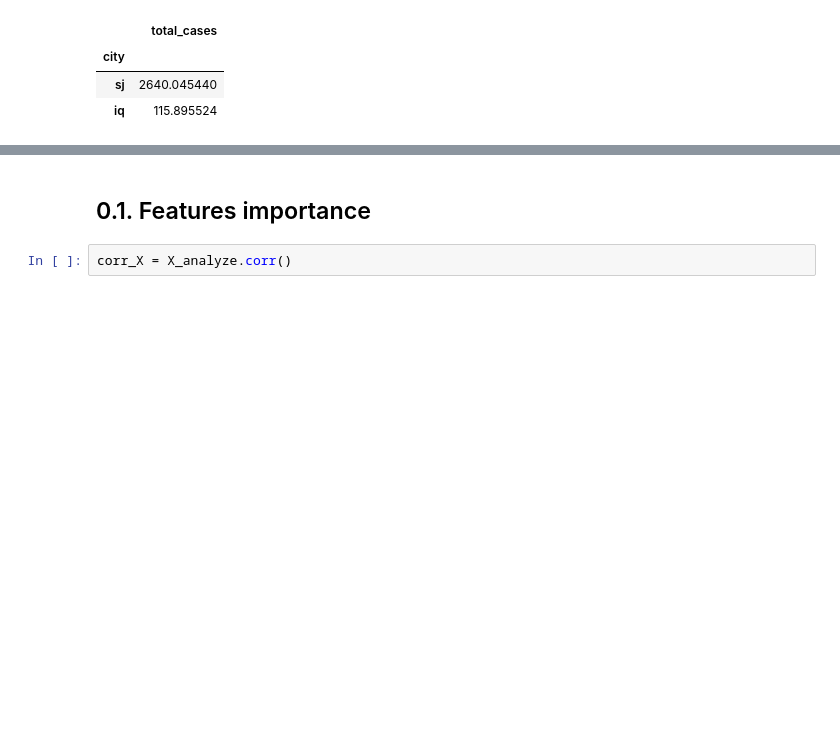
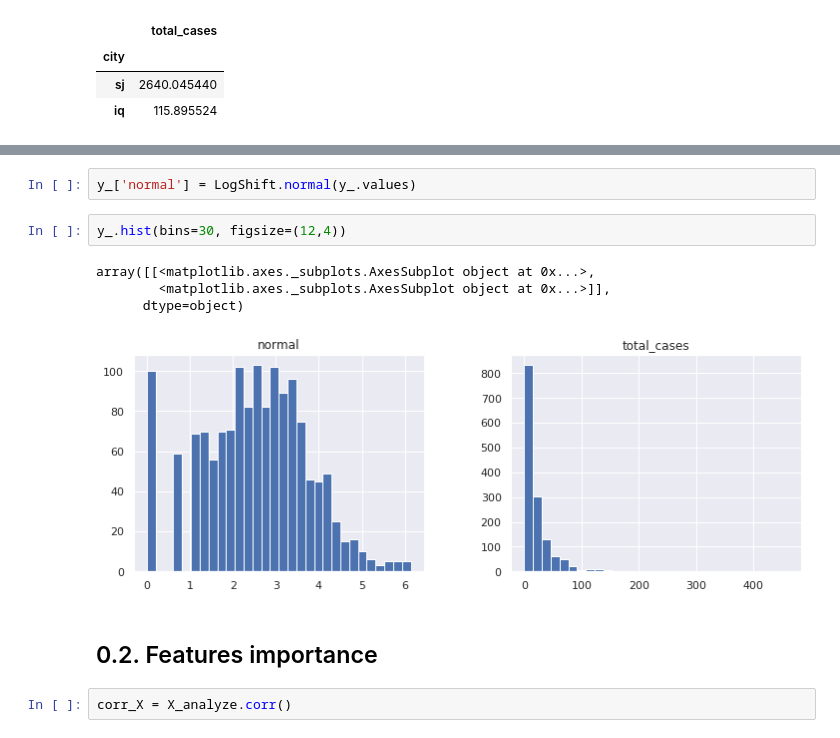
Before and after one commit to GummyBearStudioTeam/ESI_MLTechniques, a Jupyter notebook: Milestone2_Supervised.ipynb, the cells around one changed output, grey strips where cells are left out. Cells and saved outputs as stored; diff of their text form; blank space fills up the shorter version.

```diff
--- a/Milestone2_Supervised.ipynb
+++ b/Milestone2_Supervised.ipynb
@@ -194,5 +211,14 @@ y_.var(level=0)
+# %%
+y_['normal'] = LogShift.normal(y_.values)
+# %%
+y_.hist(bins=30, figsize=(12,4))
+# %% [output]
+array([[<matplotlib.axes._subplots.AxesSubplot object at 0x...>,
+        <matplotlib.axes._subplots.AxesSubplot object at 0x...>]],
+      dtype=object)
+[figure, added]
 # %% [markdown]
-## 0.1. Features importance
+## 0.2. Features importance
 # %%
 corr_X = X_analyze.corr()
 # %%
```
Also changed, not shown: parts of 32 cells of this notebook.
